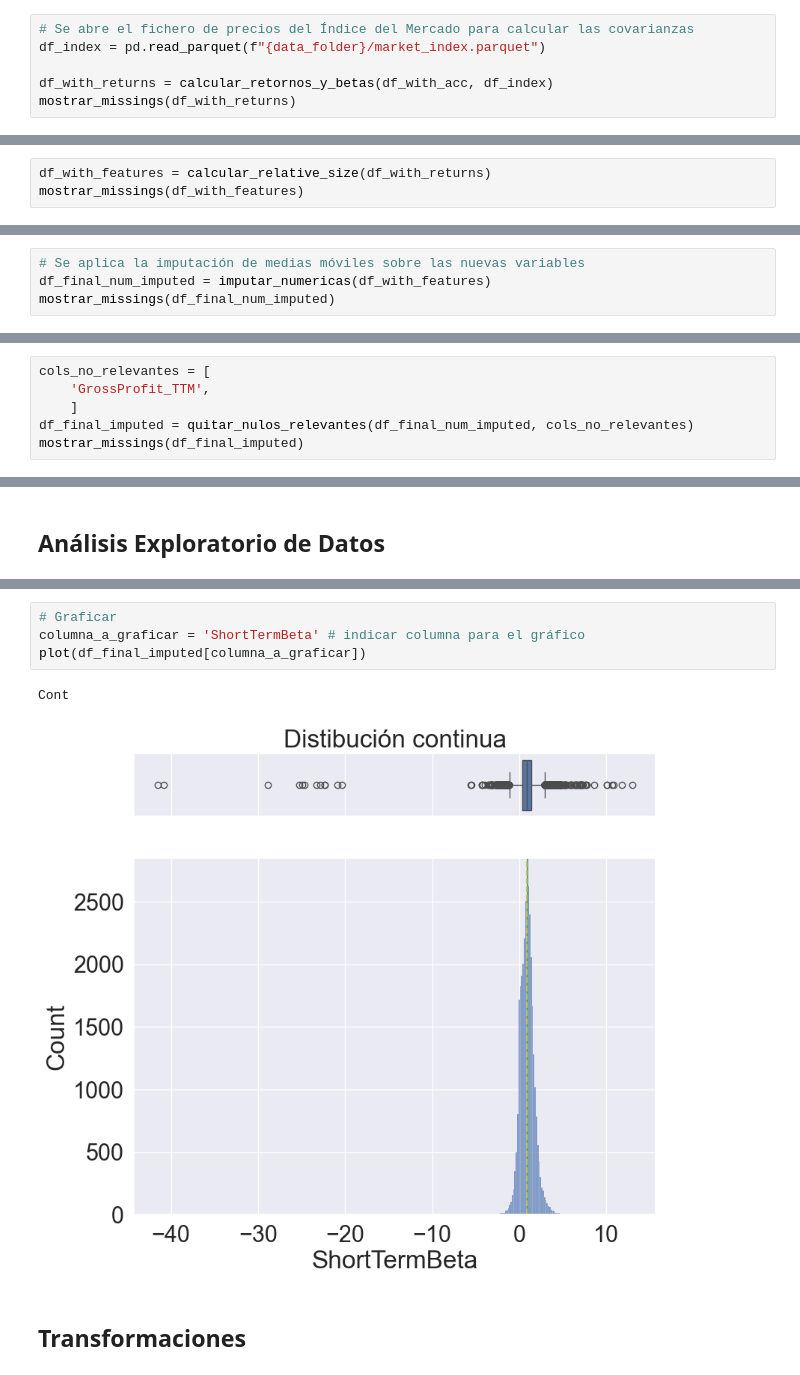
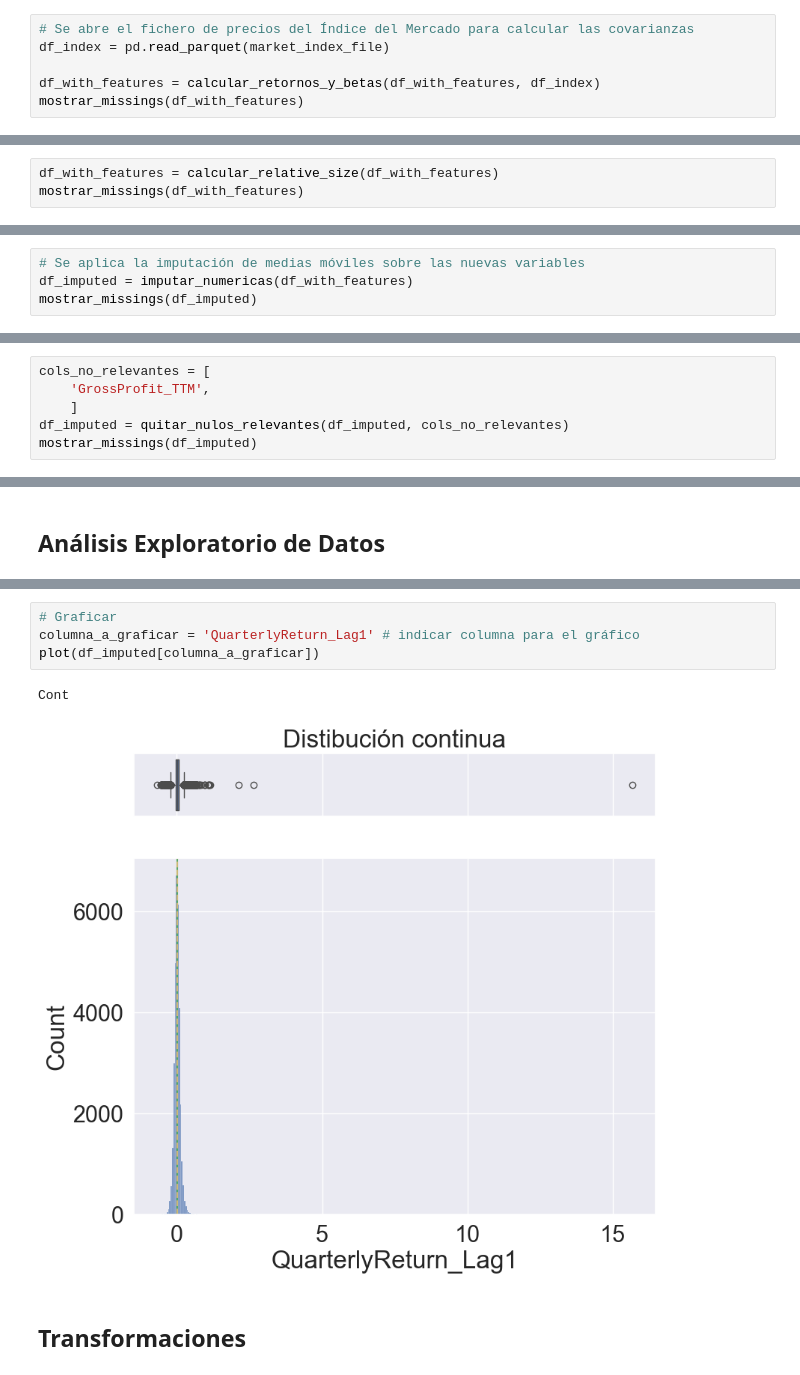
Before and after one commit to sebakremis/FinDataMining, a Jupyter notebook: 02_Notebook_Transformacion.ipynb, the cells around one changed output, grey strips where cells are left out. Drawn from its saved outputs; the diff is of its cells as text.

```diff
--- a/02_Notebook_Transformacion.ipynb
+++ b/02_Notebook_Transformacion.ipynb
@@ -505,8 +442,8 @@ df_with_acc = calcular_aceleraciones(df_growth_imputed, crecimiento_cols)
 * Se calculan los retornos mensuales, completando missings con cero (valor neutral). Luego se calculan la varianza del activo y la covarianza con el mercado para obtener el coeficiente Beta de corto plazo (ShortTermBeta sobre una ventana de 12 meses):
 # %%
 # Se abre el fichero de precios del Índice del Mercado para calcular las covarianzas
-df_index = pd.read_parquet(f"{data_folder}/market_index.parquet")
+df_index = pd.read_parquet(market_index_file)
 
-df_with_returns = calcular_retornos_y_betas(df_with_acc, df_index)
-mostrar_missings(df_with_returns)
+df_with_features = calcular_retornos_y_betas(df_with_features, df_index)
+mostrar_missings(df_with_features)
 # %% [output]
@@ -530,6 +456,6 @@ dtype: float64
 # %% [markdown]
 * Se calculan tamaños relativos: RelativeAssets y RelativeRevenue
 # %%
-df_with_features = calcular_relative_size(df_with_returns)
+df_with_features = calcular_relative_size(df_with_features)
 mostrar_missings(df_with_features)
 # %% [output]
@@ -556,6 +471,6 @@ dtype: float64
 Se gestionan los valores perdidos remanentes en las variables nuevas.
 # %%
 # Se aplica la imputación de medias móviles sobre las nuevas variables
-df_final_num_imputed = imputar_numericas(df_with_features)
-mostrar_missings(df_final_num_imputed)
+df_imputed = imputar_numericas(df_with_features)
+mostrar_missings(df_imputed)
 # %% [output]
@@ -582,6 +486,6 @@ dtype: float64
 cols_no_relevantes = [
     'GrossProfit_TTM',
     ]
-df_final_imputed = quitar_nulos_relevantes(df_final_num_imputed, cols_no_relevantes)
-mostrar_missings(df_final_imputed)
+df_imputed = quitar_nulos_relevantes(df_imputed, cols_no_relevantes)
+mostrar_missings(df_imputed)
 # %% [output]
@@ -658,10 +573,10 @@ Name: 13735, Length: 75, dtype: object
 # %%
 # Graficar
-columna_a_graficar = 'ShortTermBeta' # indicar columna para el gráfico
-plot(df_final_imputed[columna_a_graficar])
+columna_a_graficar = 'QuarterlyReturn_Lag1' # indicar columna para el gráfico
+plot(df_imputed[columna_a_graficar])
 # %% [output]
 Cont
-[figure, old version]
+[figure, new version]
 # %% [markdown]
 ## Transformaciones
 # %% [markdown]
```
Also changed, not shown: parts of 44 cells of this notebook, 6 other files.
